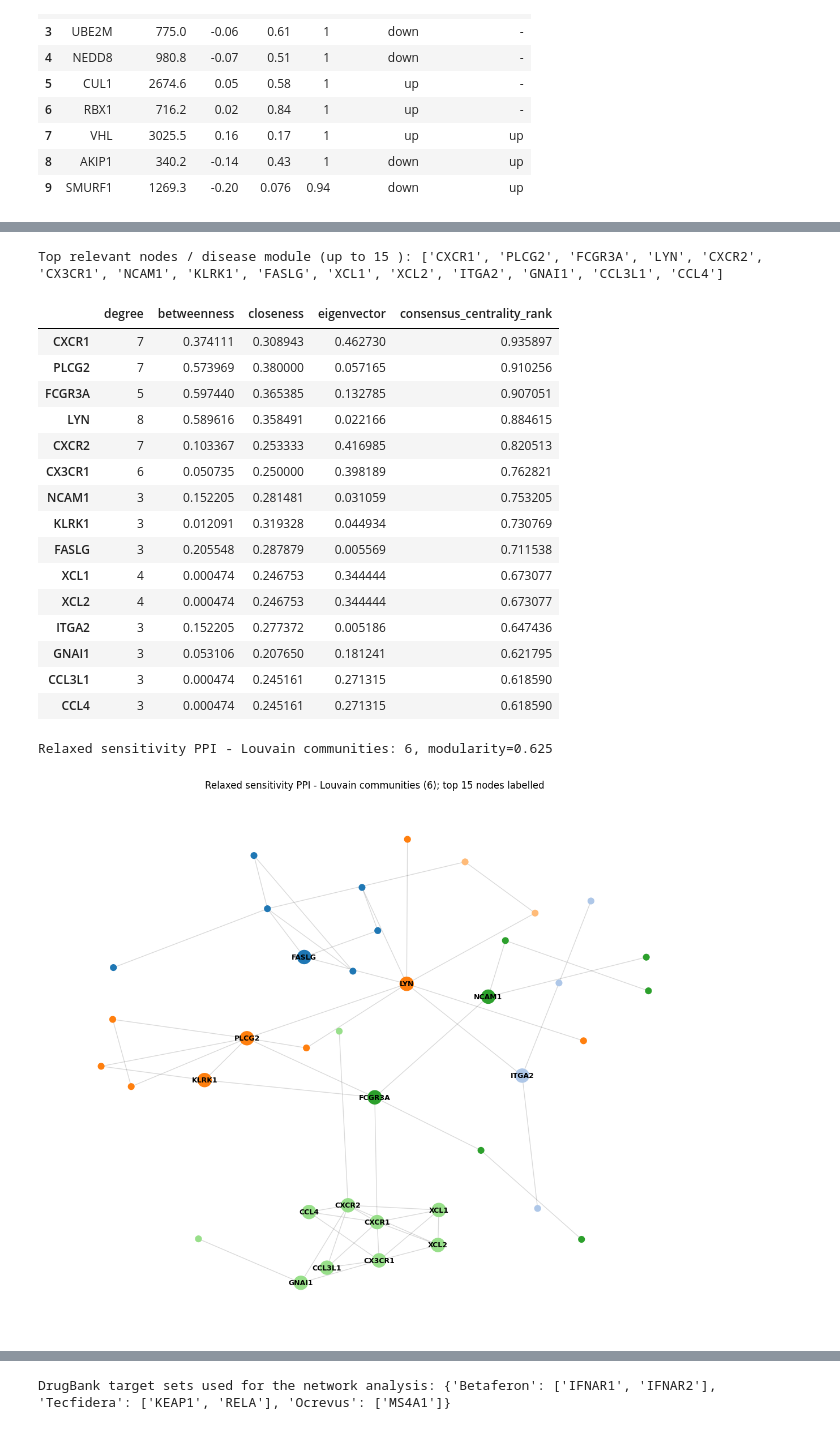
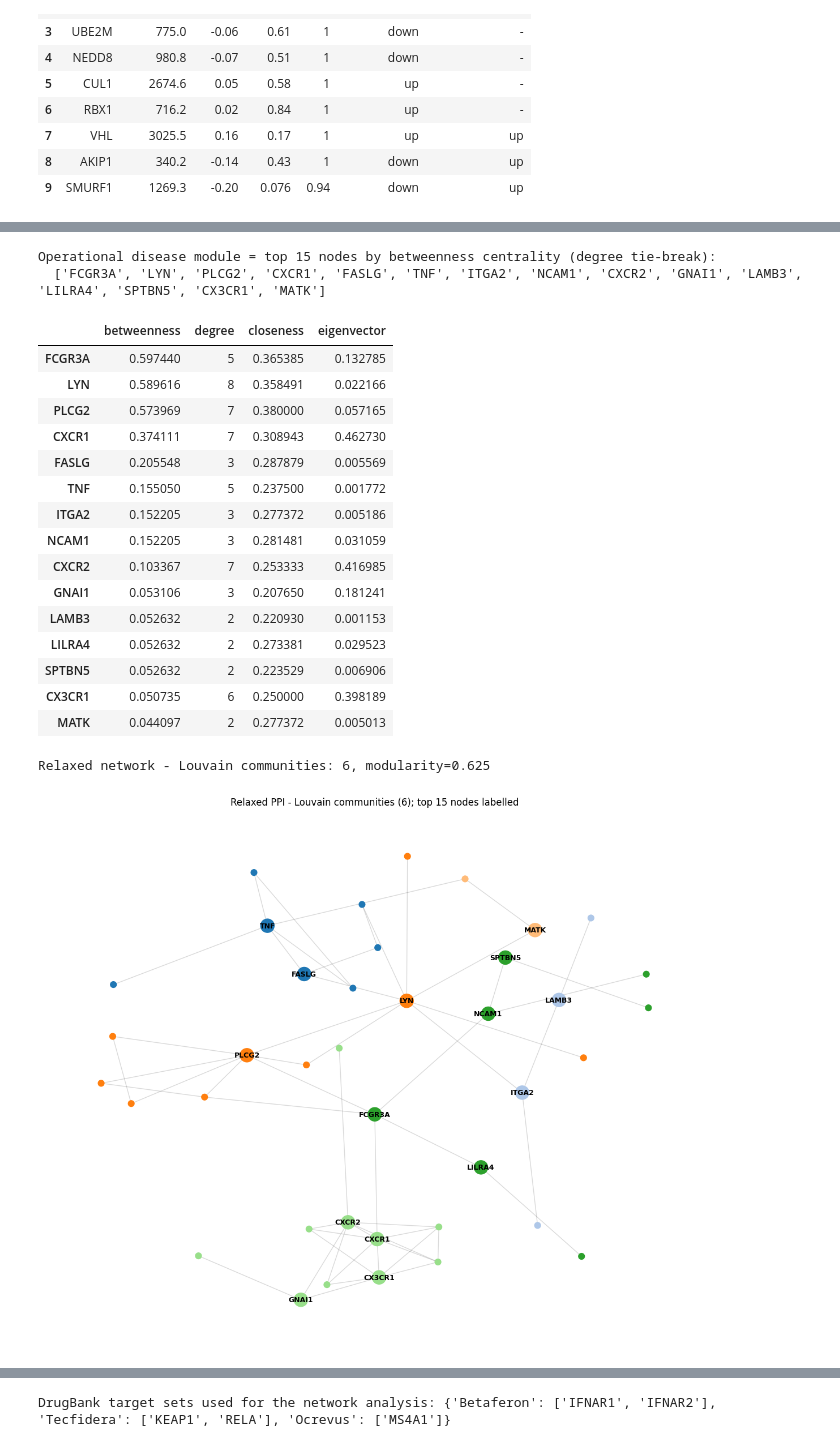
Before and after one commit to ilegul/ms-cd4, a Jupyter notebook: notebooks/BSB_CD4_MS_assignment.ipynb, the cells around one changed output, grey strips where cells are left out. Drawn from its saved outputs; the diff is of its cells as text; code cells hidden in the pictures.

Commit message:
Part 2 network analysis updates

```diff
--- a/notebooks/BSB_CD4_MS_assignment.ipynb
+++ b/notebooks/BSB_CD4_MS_assignment.ipynb
@@ -1851,46 +1867,48 @@ STRING confidence sensitivity on the relaxed sensitivity network (score>=400 vs
 | 0 | >=400 | 95 | 198 | 16 | 39 |
 | 1 | >=700 | 60 | 104 | 16 | 20 |
 # %%
-# --- SENSITIVITY (relaxed network): most relevant nodes via network-theoretic metrics ---
-# The relaxed network is analysable where the primary FDR PPI is not; it is reported as a sensitivity
-deg_c  = dict(G.degree())
-betw   = nx.betweenness_centrality(G, weight=None)
-close  = nx.closeness_centrality(G)
+# --- Operational disease module: rank the relaxed-network nodes by betweenness centrality ---
+# Betweenness identifies bottlenecks - nodes on a large fraction of shortest paths, bridging functional
+# modules. Degree, closeness and eigenvector centrality are reported alongside as complementary views of
+# local connectivity, reachability and global influence. Ranking uses a single taught metric rather than
+# an aggregated score; degree breaks ties.
+degree      = dict(G.degree())
+betweenness = nx.betweenness_centrality(G, weight=None)
+closeness   = nx.closeness_centrality(G)
 try:
-    eig = nx.eigenvector_centrality(G, max_iter=1000)
+    eigenvector = nx.eigenvector_centrality(G, max_iter=1000)
 except Exception:
-    eig = {n: np.nan for n in G}
-cent = pd.DataFrame({'degree':deg_c,'betweenness':betw,'closeness':close,'eigenvector':eig})
-# The four standard centralities are reported individually. consensus_centrality_rank is a custom
-# summary (the mean percentile rank across the four metrics) used to rank and select the top 15 nodes;
-# it is not a standard centrality metric, and the individual metrics are kept in the table below.
-cent['consensus_centrality_rank'] = cent.rank(pct=True).mean(axis=1)
-cent = cent.sort_values('consensus_centrality_rank', ascending=False)
+    eigenvector = {n: np.nan for n in G}
+cent = pd.DataFrame({'betweenness': betweenness, 'degree': degree,
+                     'closeness': closeness, 'eigenvector': eigenvector})
+cent = cent.sort_values(['betweenness', 'degree'], ascending=False)
 cent.to_csv(NET/'centrality.csv')
 TOPK = 15
-disease_module = cent.head(TOPK).index.tolist()   # disease module S (top relevant nodes)
-print('Top relevant nodes / disease module (up to', TOPK, '):', disease_module)
+disease_module = cent.head(TOPK).index.tolist()   # operational disease module S = top-15 by betweenness
+print(f'Operational disease module = top {TOPK} nodes by betweenness centrality (degree tie-break):')
+print(' ', disease_module)
 cent.head(TOPK)
 # %% [output]
-Top relevant nodes / disease module (up to 15 ): ['CXCR1', 'PLCG2', 'FCGR3A', 'LYN', 'CXCR2', 'CX3CR1', 'NCAM1', 'KLRK1', 'FASLG', 'XCL1', 'XCL2', 'ITGA2', 'GNAI1', 'CCL3L1', 'CCL4']
+Operational disease module = top 15 nodes by betweenness centrality (degree tie-break):
+  ['FCGR3A', 'LYN', 'PLCG2', 'CXCR1', 'FASLG', 'TNF', 'ITGA2', 'NCAM1', 'CXCR2', 'GNAI1', 'LAMB3', 'LILRA4', 'SPTBN5', 'CX3CR1', 'MATK']
-|  | degree | betweenness | closeness | eigenvector | consensus_centrality_rank |
-| CXCR1 | 7 | 0.374111 | 0.308943 | 0.462730 | 0.935897 |
-| PLCG2 | 7 | 0.573969 | 0.380000 | 0.057165 | 0.910256 |
-| FCGR3A | 5 | 0.597440 | 0.365385 | 0.132785 | 0.907051 |
-| LYN | 8 | 0.589616 | 0.358491 | 0.022166 | 0.884615 |
-| CXCR2 | 7 | 0.103367 | 0.253333 | 0.416985 | 0.820513 |
-| CX3CR1 | 6 | 0.050735 | 0.250000 | 0.398189 | 0.762821 |
-| NCAM1 | 3 | 0.152205 | 0.281481 | 0.031059 | 0.753205 |
-| KLRK1 | 3 | 0.012091 | 0.319328 | 0.044934 | 0.730769 |
-| FASLG | 3 | 0.205548 | 0.287879 | 0.005569 | 0.711538 |
-| XCL1 | 4 | 0.000474 | 0.246753 | 0.344444 | 0.673077 |
-| XCL2 | 4 | 0.000474 | 0.246753 | 0.344444 | 0.673077 |
-| ITGA2 | 3 | 0.152205 | 0.277372 | 0.005186 | 0.647436 |
-| GNAI1 | 3 | 0.053106 | 0.207650 | 0.181241 | 0.621795 |
-| CCL3L1 | 3 | 0.000474 | 0.245161 | 0.271315 | 0.618590 |
-| CCL4 | 3 | 0.000474 | 0.245161 | 0.271315 | 0.618590 |
+|  | betweenness | degree | closeness | eigenvector |
+| FCGR3A | 0.597440 | 5 | 0.365385 | 0.132785 |
+| LYN | 0.589616 | 8 | 0.358491 | 0.022166 |
+| PLCG2 | 0.573969 | 7 | 0.380000 | 0.057165 |
+| CXCR1 | 0.374111 | 7 | 0.308943 | 0.462730 |
+| FASLG | 0.205548 | 3 | 0.287879 | 0.005569 |
+| TNF | 0.155050 | 5 | 0.237500 | 0.001772 |
+| ITGA2 | 0.152205 | 3 | 0.277372 | 0.005186 |
+| NCAM1 | 0.152205 | 3 | 0.281481 | 0.031059 |
+| CXCR2 | 0.103367 | 7 | 0.253333 | 0.416985 |
+| GNAI1 | 0.053106 | 3 | 0.207650 | 0.181241 |
+| LAMB3 | 0.052632 | 2 | 0.220930 | 0.001153 |
+| LILRA4 | 0.052632 | 2 | 0.273381 | 0.029523 |
+| SPTBN5 | 0.052632 | 2 | 0.223529 | 0.006906 |
+| CX3CR1 | 0.050735 | 6 | 0.250000 | 0.398189 |
+| MATK | 0.044097 | 2 | 0.277372 | 0.005013 |
 # %%
-# --- Relaxed sensitivity PPI: Louvain community detection (modularity-based) ---
+# --- Relaxed network: Louvain community detection (modularity-based) ---
 import networkx.algorithms.community as nxcom
 
 def label_map(comms):
@@ -1906,27 +1924,27 @@ if G.number_of_edges() == 0:
 louvain = nxcom.louvain_communities(G, weight='weight', seed=42)
 partition = label_map(louvain)
 modularity = nxcom.modularity(G, louvain, weight='weight')
-print(f'Relaxed sensitivity PPI - Louvain communities: {len(louvain)}, modularity={modularity:.3f}')
+print(f'Relaxed network - Louvain communities: {len(louvain)}, modularity={modularity:.3f}')
 
 nx.set_node_attributes(G, partition, 'community')
 pd.Series(partition, name='community').sort_index().to_csv(NET/'communities.csv')  # sorted -> byte-stable across runs
 # %% [output]
-Relaxed sensitivity PPI - Louvain communities: 6, modularity=0.625
+Relaxed network - Louvain communities: 6, modularity=0.625
 # %%
 # --- Draw the network coloured by community, top nodes enlarged ---
 pos = nx.spring_layout(G, seed=42, k=0.5)
 ncomm = len(set(partition.values()))
 cmap = plt.cm.tab20
 node_col = [cmap(partition[n] % 20) for n in G.nodes()]
 node_sz  = [300 if n in disease_module else 60 for n in G.nodes()]
 fig, ax = plt.subplots(figsize=(12,10))
 nx.draw_networkx_edges(G, pos, alpha=0.15, ax=ax)
 nx.draw_networkx_nodes(G, pos, node_color=node_col, node_size=node_sz, ax=ax)
 nx.draw_networkx_labels(G, pos, labels={n:n for n in disease_module}, font_size=9, font_weight='bold', ax=ax)
-ax.set_title(f'Relaxed sensitivity PPI - Louvain communities ({ncomm}); top {TOPK} nodes labelled'); ax.axis('off')
+ax.set_title(f'Relaxed PPI - Louvain communities ({ncomm}); top {TOPK} nodes labelled'); ax.axis('off')
 plt.tight_layout(); plt.savefig(NET/'ppi_communities.png', dpi=150); plt.show()
 # %% [output]
-[figure, old version]
+[figure, new version]
 # %% [markdown]
 ### Louvain community summary
 
```
Also changed, not shown: parts of 32 cells of this notebook, 12 other files.
